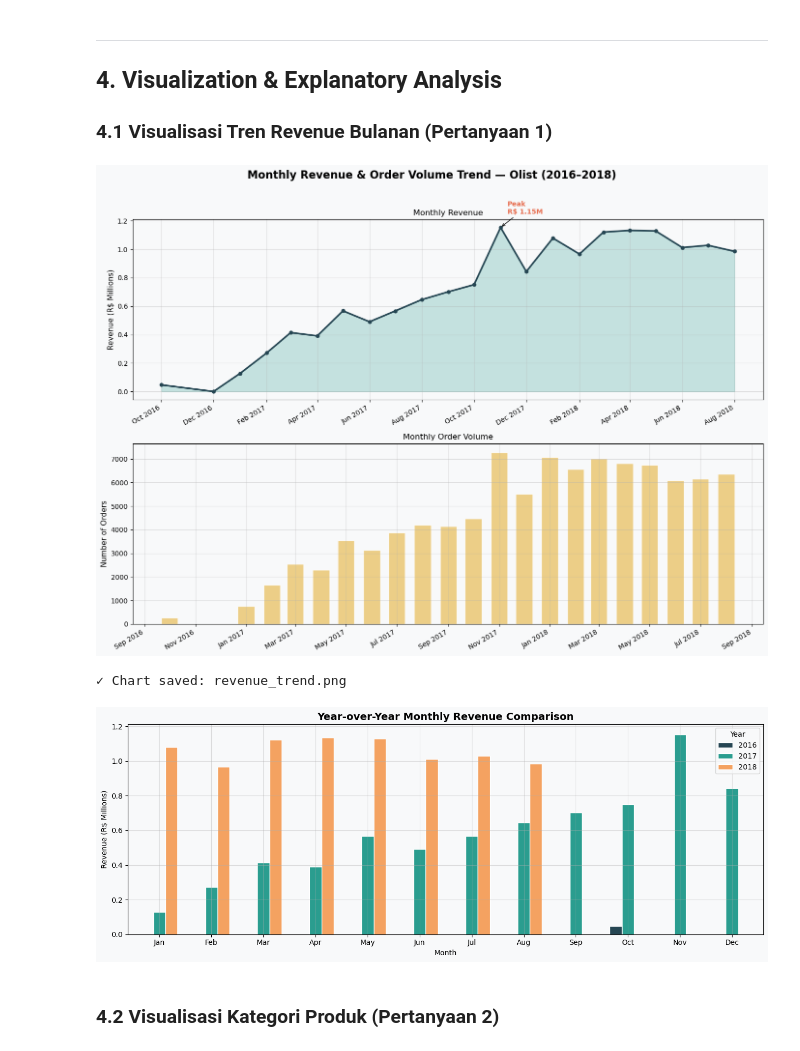
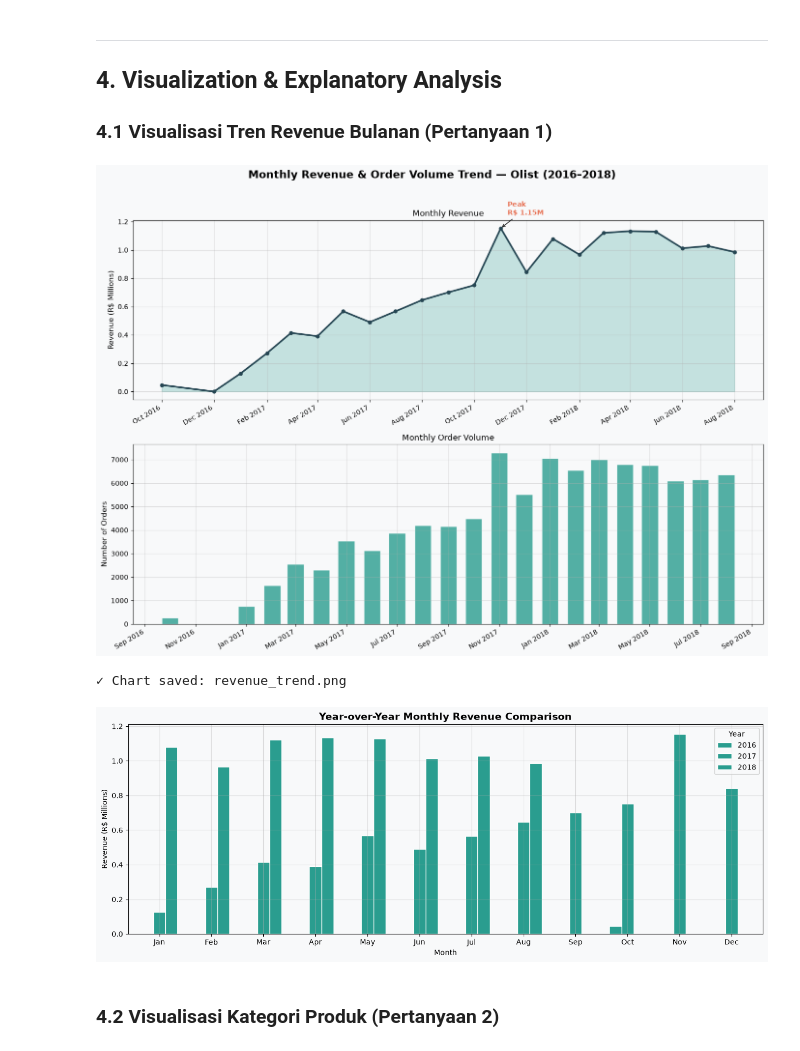
Before and after one commit to DaffaAlfiannoor/E-Commerce-Data-Analysis, a Jupyter notebook: notebook.ipynb, the cells around one changed output. Drawn from its saved outputs; the diff is of its cells as text; code cells hidden in the pictures.

```diff
--- a/notebook.ipynb
+++ b/notebook.ipynb
@@ -546,35 +546,35 @@ ax1.fill_between(x, y, alpha=0.25, color=PALETTE[1])
 ax1.plot(x, y, color=PALETTE[0], linewidth=2.5, marker='o', markersize=5)
 
 # Annotate peak
 peak_idx = monthly_rev['revenue'].idxmax()
 ax1.annotate(
     f"Peak\nR$ {monthly_rev.loc[peak_idx,'revenue']/1e6:.2f}M",
     xy=(monthly_rev.loc[peak_idx,'year_month_dt'], y[peak_idx]),
     xytext=(10, 20), textcoords='offset points',
     arrowprops=dict(arrowstyle='->', color='black'),
     fontsize=10, color=PALETTE[4], fontweight='bold')
 
 ax1.set_ylabel('Revenue (R$ Millions)', fontsize=11)
 ax1.set_title('Monthly Revenue', fontsize=12)
 ax1.xaxis.set_major_formatter(mdates.DateFormatter('%b %Y'))
 ax1.xaxis.set_major_locator(mdates.MonthLocator(interval=2))
 plt.setp(ax1.xaxis.get_majorticklabels(), rotation=30, ha='right')
 
 # ── Bottom chart: Order volume ─────────────────────────────────────────────────
 ax2 = axes[1]
-bars = ax2.bar(x, monthly_rev['orders'], width=20, color=PALETTE[2], alpha=0.8, edgecolor='white')
+ax2.bar(x, monthly_rev['orders'], width=20, color=PALETTE[1], alpha=0.8, edgecolor='white')
 ax2.set_ylabel('Number of Orders', fontsize=11)
 ax2.set_title('Monthly Order Volume', fontsize=12)
 ax2.xaxis.set_major_formatter(mdates.DateFormatter('%b %Y'))
 ax2.xaxis.set_major_locator(mdates.MonthLocator(interval=2))
 plt.setp(ax2.xaxis.get_majorticklabels(), rotation=30, ha='right')
 
 plt.tight_layout()
 plt.savefig('revenue_trend.png', dpi=150, bbox_inches='tight')
 plt.show()
 print("✓ Chart saved: revenue_trend.png")
 # %% [output]
-[figure, old version]
+[figure, new version]
 ✓ Chart saved: revenue_trend.png
 # %%
 # ── YoY comparison bar chart ──────────────────────────────────────────────────
@@ -585,8 +585,7 @@ yoy = monthly_rev.pivot_table(index='month', columns='year', values='revenue', a
 yoy = yoy.div(1e6)
 
 fig, ax = plt.subplots(figsize=(13, 5))
-yoy.plot(kind='bar', ax=ax, color=[PALETTE[0], PALETTE[1], PALETTE[3]],
-         edgecolor='white', width=0.7)
+yoy.plot(kind='bar', ax=ax, color=PALETTE[1], edgecolor='white', width=0.7)
 ax.set_title('Year-over-Year Monthly Revenue Comparison', fontsize=14, fontweight='bold')
 ax.set_xlabel('Month')
 ax.set_ylabel('Revenue (R$ Millions)')
@@ -596,7 +595,7 @@ plt.tight_layout()
 plt.savefig('yoy_revenue.png', dpi=150, bbox_inches='tight')
 plt.show()
 # %% [output]
-[figure, old version]
+[figure, new version]
 # %% [markdown]
 ### 4.2 Visualisasi Kategori Produk (Pertanyaan 2)
 # %%
```
Also changed, not shown: parts of 5 cells of this notebook.
